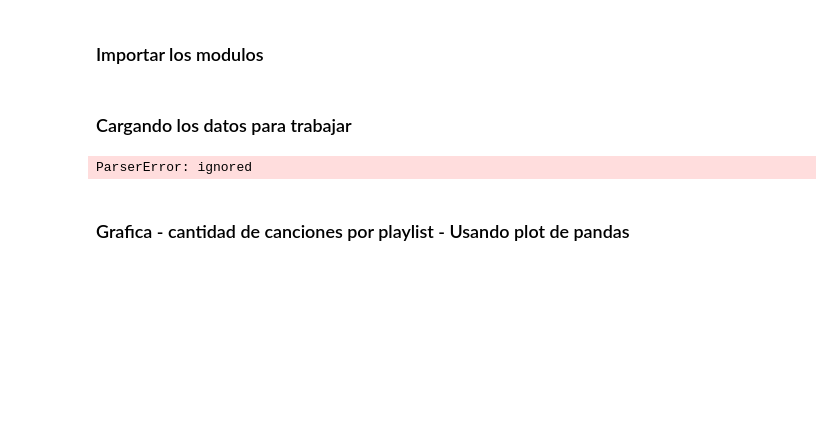
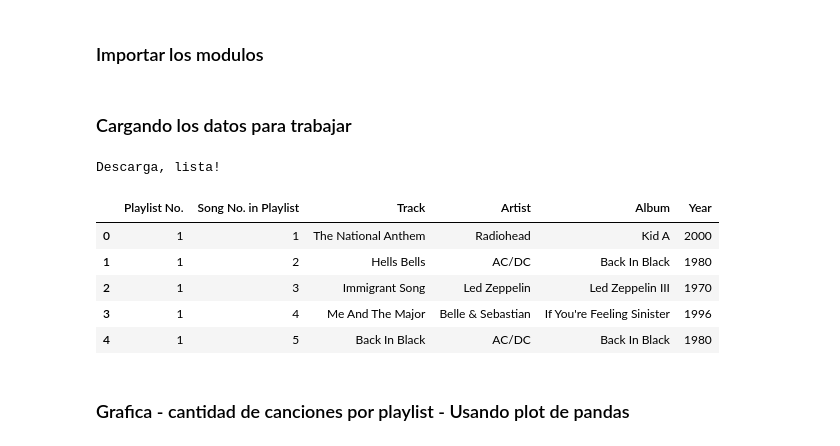
Before and after one commit to JuanNewroX/TutorialPlots, a Jupyter notebook: TutorialMatPlotLib.ipynb, the cells around one changed output. Drawn from its saved outputs; the diff is of its cells as text; code cells hidden in the pictures; blank space fills up the shorter version.

```diff
--- a/TutorialMatPlotLib.ipynb
+++ b/TutorialMatPlotLib.ipynb
@@ -10,18 +10,25 @@ import requests
 # %% [markdown]
 ### Cargando los datos para trabajar
 # %%
-url_datos_fuente = "https://github.com/JuanNewroX/TutorialPlots/blob/main/playlistRandom.csv"
+url_datos_fuente = "https://raw.githubusercontent.com/JuanNewroX/TutorialPlots/main/playlistRandom.csv"
 
-req = requests.get(url_datos_fuente)
-url_content = req.content
-csv_file = open("playlistRandom.csv", 'wb')
-
-csv_file.write(url_content)
-csv_file.close()
-
-datos = pd.read_csv("playlistRandom.csv")
+respuesta = requests.get(url_datos_fuente)
+respuesta.raise_for_status()
+with open("playlistRandom.csv", "wb") as f:
+    f.write(respuesta.content)
+print("Descarga, lista!")
 # %% [output]
-ParserError: ignored
+Descarga, lista!
+# %%
+datos = pd.read_csv("playlistRandom.csv")
+datos.head()
+# %% [output]
+|  | Playlist No. | Song No. in Playlist | Track | Artist | Album | Year |
+| 0 | 1 | 1 | The National Anthem | Radiohead | Kid A | 2000 |
+| 1 | 1 | 2 | Hells Bells | AC/DC | Back In Black | 1980 |
+| 2 | 1 | 3 | Immigrant Song | Led Zeppelin | Led Zeppelin III | 1970 |
+| 3 | 1 | 4 | Me And The Major | Belle & Sebastian | If You're Feeling Sinister | 1996 |
+| 4 | 1 | 5 | Back In Black | AC/DC | Back In Black | 1980 |
 # %% [markdown]
 ### Grafica - cantidad de canciones por playlist - Usando plot de pandas
 # %%
```
Also changed, not shown: parts of 5 cells of this notebook.
